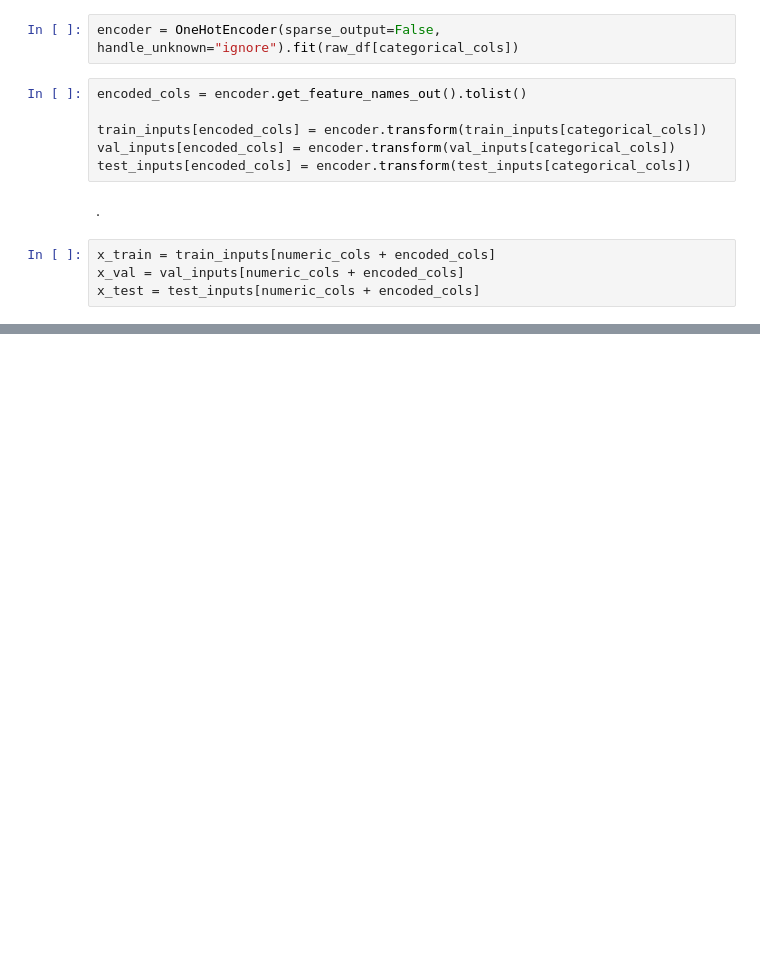
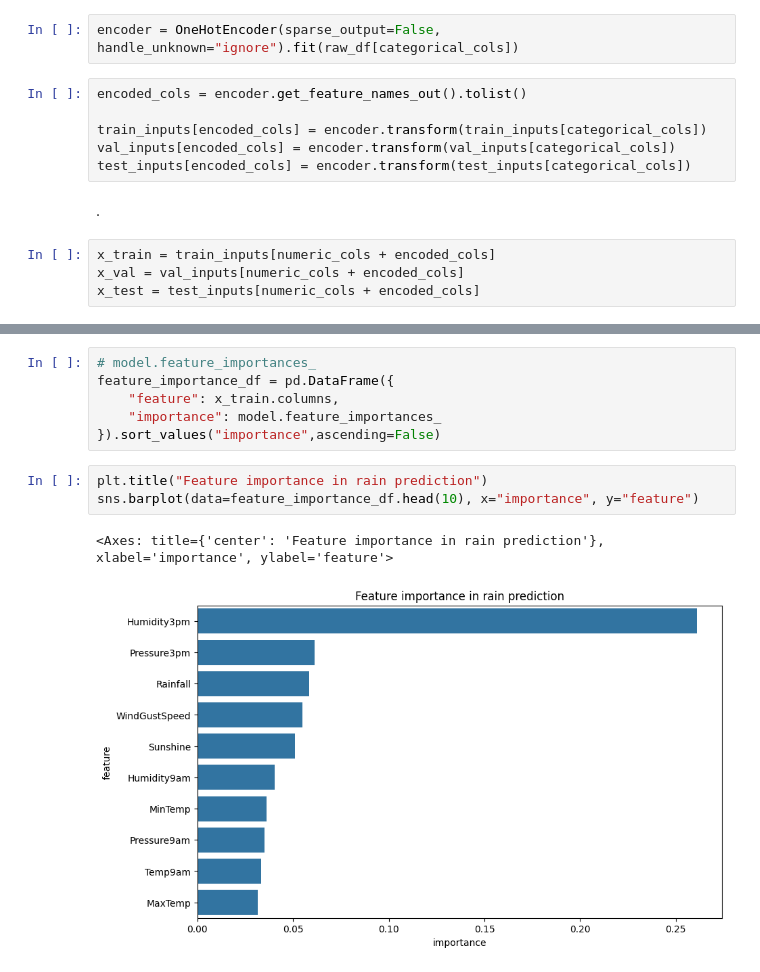
Before and after one commit to bipu01/Machine_learning, a Jupyter notebook: Decision_tree_and_random_forest.ipynb, the cells around one changed output, grey strips where cells are left out. Drawn from its saved outputs; the diff is of its cells as text; blank space fills up the shorter version.

```diff
--- a/Decision_tree_and_random_forest.ipynb
+++ b/Decision_tree_and_random_forest.ipynb
@@ -198,0 +332,12 @@ x_test = test_inputs[numeric_cols + encoded_cols]
+# %%
+# model.feature_importances_
+feature_importance_df = pd.DataFrame({
+    "feature": x_train.columns,
+    "importance": model.feature_importances_
+}).sort_values("importance",ascending=False)
+# %%
+plt.title("Feature importance in rain prediction")
+sns.barplot(data=feature_importance_df.head(10), x="importance", y="feature")
+# %% [output]
+<Axes: title={'center': 'Feature importance in rain prediction'}, xlabel='importance', ylabel='feature'>
+[figure, added]
```
Also changed, not shown: parts of 24 cells of this notebook.
